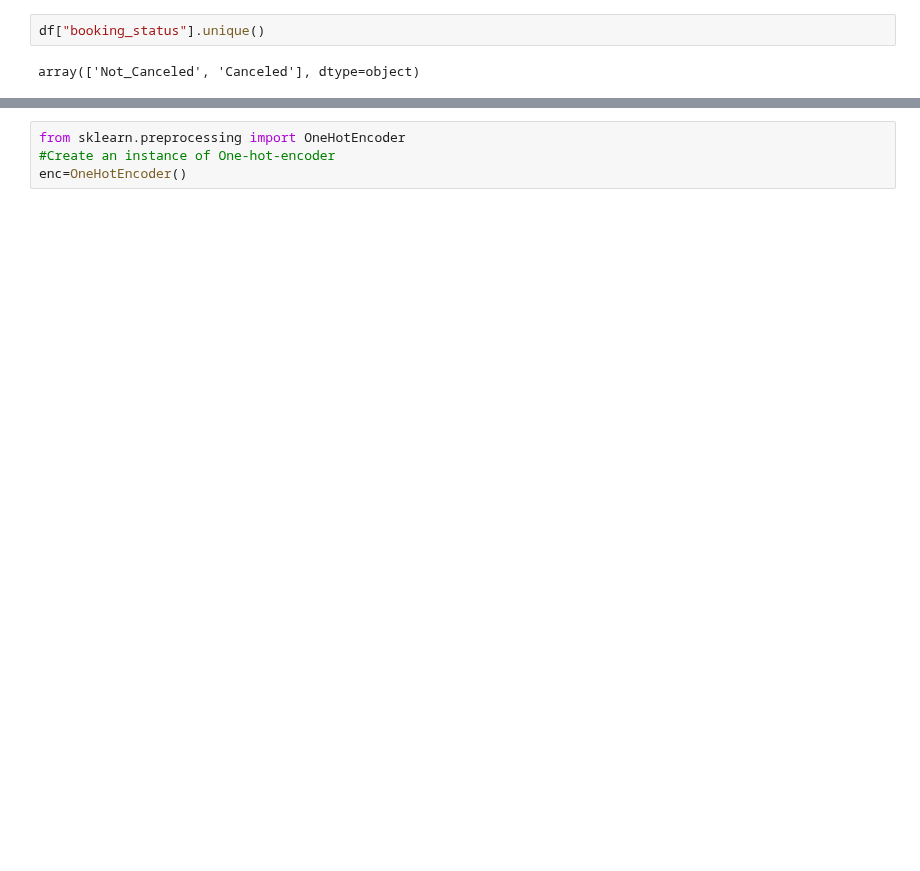
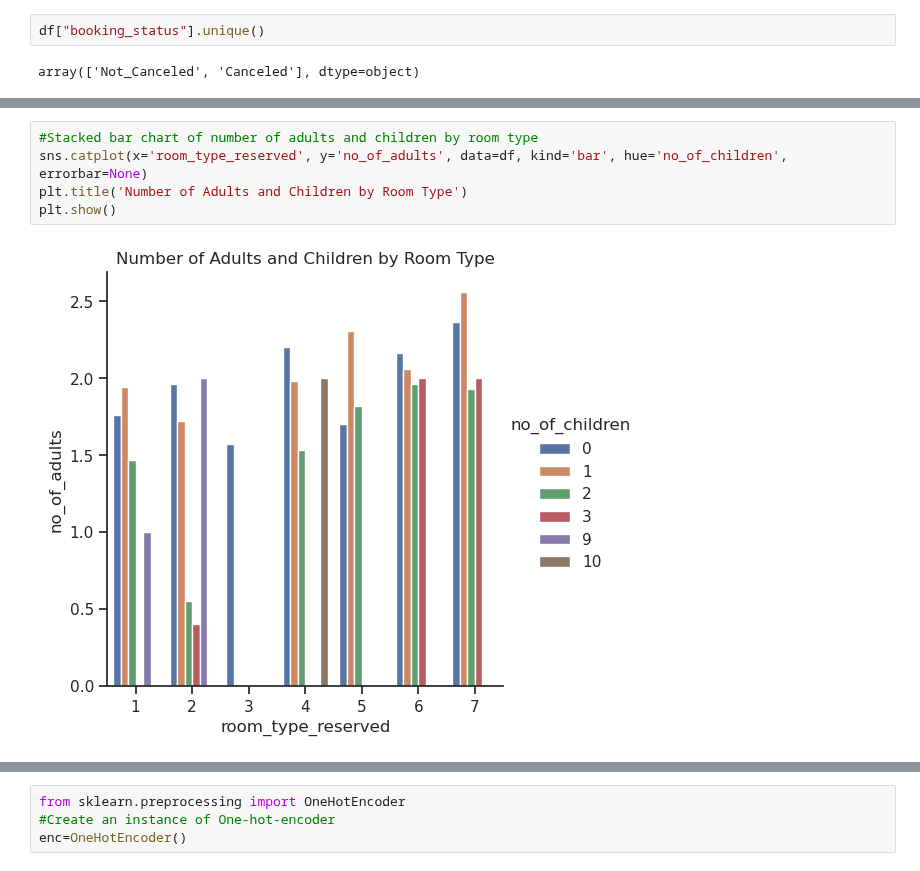
Before and after one commit to Harry262000/Kaggle--Notebooks, a Jupyter notebook: hotel-reservation-dataset.ipynb, the cells around one changed output, grey strips where cells are left out. Cells and saved outputs as stored; diff of their text form; blank space fills up the shorter version.

```diff
--- a/hotel-reservation-dataset.ipynb
+++ b/hotel-reservation-dataset.ipynb
@@ -271,0 +338,7 @@ array(['Not_Canceled', 'Canceled'], dtype=object)
+# %%
+#Stacked bar chart of number of adults and children by room type
+sns.catplot(x='room_type_reserved', y='no_of_adults', data=df, kind='bar', hue='no_of_children', errorbar=None)
+plt.title('Number of Adults and Children by Room Type')
+plt.show()
+# %% [output]
+[figure, added]
```
Also changed, not shown: parts of 47 cells of this notebook.
